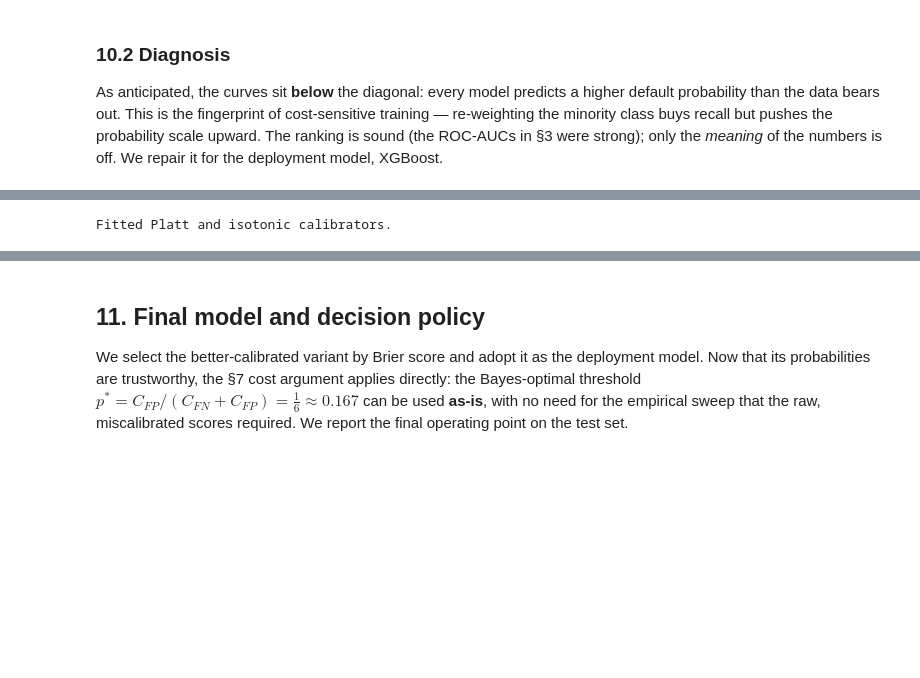
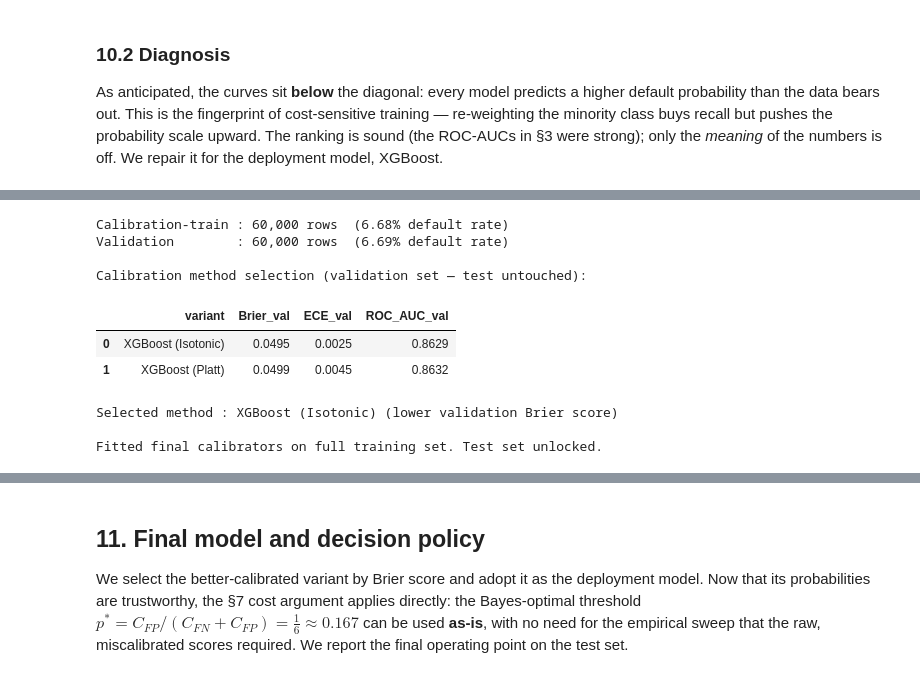
Before and after one commit to stivanpashaliev/credit-risk-assessment, a Jupyter notebook: notebooks/04_evaluation.ipynb, the cells around one changed output, grey strips where cells are left out. Cells and saved outputs as stored; diff of their text form; code cells hidden in the pictures; blank space fills up the shorter version.

Commit message:
fix: use validation set for calibration method selection, not test set

```diff
--- a/notebooks/04_evaluation.ipynb
+++ b/notebooks/04_evaluation.ipynb
@@ -717,23 +729,73 @@ unbiased estimate.
 # %%
-X_train = pd.read_csv(PROCESSED / "X_train.csv")
-y_train = pd.read_csv(PROCESSED / "y_train.csv").squeeze("columns").astype(int)
+from sklearn.model_selection import train_test_split
+
+X_train_full = pd.read_csv(PROCESSED / "X_train.csv")
+y_train_full = pd.read_csv(PROCESSED / "y_train.csv").squeeze("columns").astype(int)
+
+X_train_cal, X_val, y_train_cal, y_val = train_test_split(
+    X_train_full, y_train_full,
+    test_size=0.50,
+    random_state=RANDOM_STATE,
+    stratify=y_train_full,
+)
+print(f"Calibration-train : {len(X_train_cal):,} rows  "
+      f"({y_train_cal.mean():.2%} default rate)")
+print(f"Validation        : {len(X_val):,} rows  "
+      f"({y_val.mean():.2%} default rate)")
 
 base_model = models["XGBoost"]
 
-platt = CalibratedClassifierCV(base_model, method="sigmoid", cv=5)
-platt.fit(X_train, y_train)
+platt_val    = CalibratedClassifierCV(base_model, method="sigmoid",  cv=None, ensemble=False)
+platt_val.fit(X_train_cal, y_train_cal)
 
-isotonic = CalibratedClassifierCV(base_model, method="isotonic", cv=5)
-isotonic.fit(X_train, y_train)
+isotonic_val = CalibratedClassifierCV(base_model, method="isotonic", cv=None, ensemble=False)
+isotonic_val.fit(X_train_cal, y_train_cal)
+
+val_proba = {
+    "XGBoost (Platt)":    platt_val.predict_proba(X_val)[:, 1],
+    "XGBoost (Isotonic)": isotonic_val.predict_proba(X_val)[:, 1],
+}
+val_comparison = pd.DataFrame([
+    {"variant": name,
+     "Brier_val":   brier_score_loss(y_val, p),
+     "ECE_val":     expected_calibration_error(y_val, p),
+     "ROC_AUC_val": roc_auc_score(y_val, p)}
+    for name, p in val_proba.items()
+]).sort_values("Brier_val").reset_index(drop=True)
+
+print("\nCalibration method selection (validation set — test untouched):")
+display(val_comparison)
+
+best_method = "isotonic" if "Isotonic" in val_comparison.iloc[0]["variant"] else "sigmoid"
+print(f"\nSelected method : {val_comparison.iloc[0]['variant']} "
+      f"(lower validation Brier score)")
+
+# Re-fit the winner on the FULL training set before unlocking the test set
+platt_final    = CalibratedClassifierCV(base_model, method="sigmoid",  cv=None, ensemble=False)
+platt_final.fit(X_train_full, y_train_full)
+
+isotonic_final = CalibratedClassifierCV(base_model, method="isotonic", cv=None, ensemble=False)
+isotonic_final.fit(X_train_full, y_train_full)
+
+final_calibrator = isotonic_final if best_method == "isotonic" else platt_final
 
 calibrated = {
     "XGBoost (raw)":      proba["XGBoost"],
-    "XGBoost (Platt)":    platt.predict_proba(X_test)[:, 1],
-    "XGBoost (Isotonic)": isotonic.predict_proba(X_test)[:, 1],
+    "XGBoost (Platt)":    platt_final.predict_proba(X_test)[:, 1],
+    "XGBoost (Isotonic)": isotonic_final.predict_proba(X_test)[:, 1],
 }
-print("Fitted Platt and isotonic calibrators.")
+print("\nFitted final calibrators on full training set. Test set unlocked.")
 # %% [output]
-Fitted Platt and isotonic calibrators.
+Calibration-train : 60,000 rows  (6.68% default rate)
+Validation        : 60,000 rows  (6.69% default rate)
+
+Calibration method selection (validation set — test untouched):
+|  | variant | Brier_val | ECE_val | ROC_AUC_val |
+| 0 | XGBoost (Isotonic) | 0.0495 | 0.0025 | 0.8629 |
+| 1 | XGBoost (Platt) | 0.0499 | 0.0045 | 0.8632 |
+Selected method : XGBoost (Isotonic) (lower validation Brier score)
+
+Fitted final calibrators on full training set. Test set unlocked.
 # %%
 fig, ax = plt.subplots(figsize=(7, 7))
 ax.plot([0, 1], [0, 1], "k--", lw=1, label="Perfectly calibrated")
```
Also changed, not shown: parts of 6 cells of this notebook, 1 other file.
